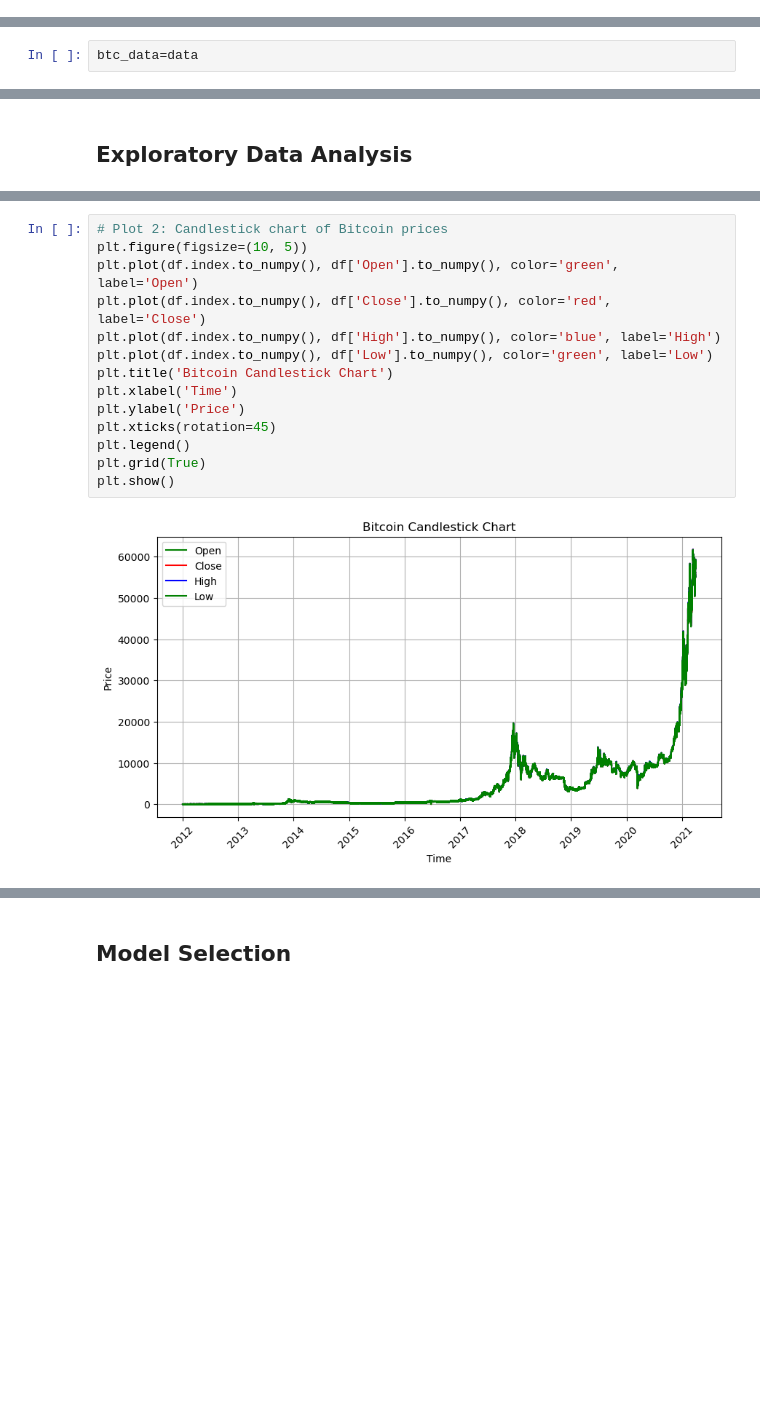
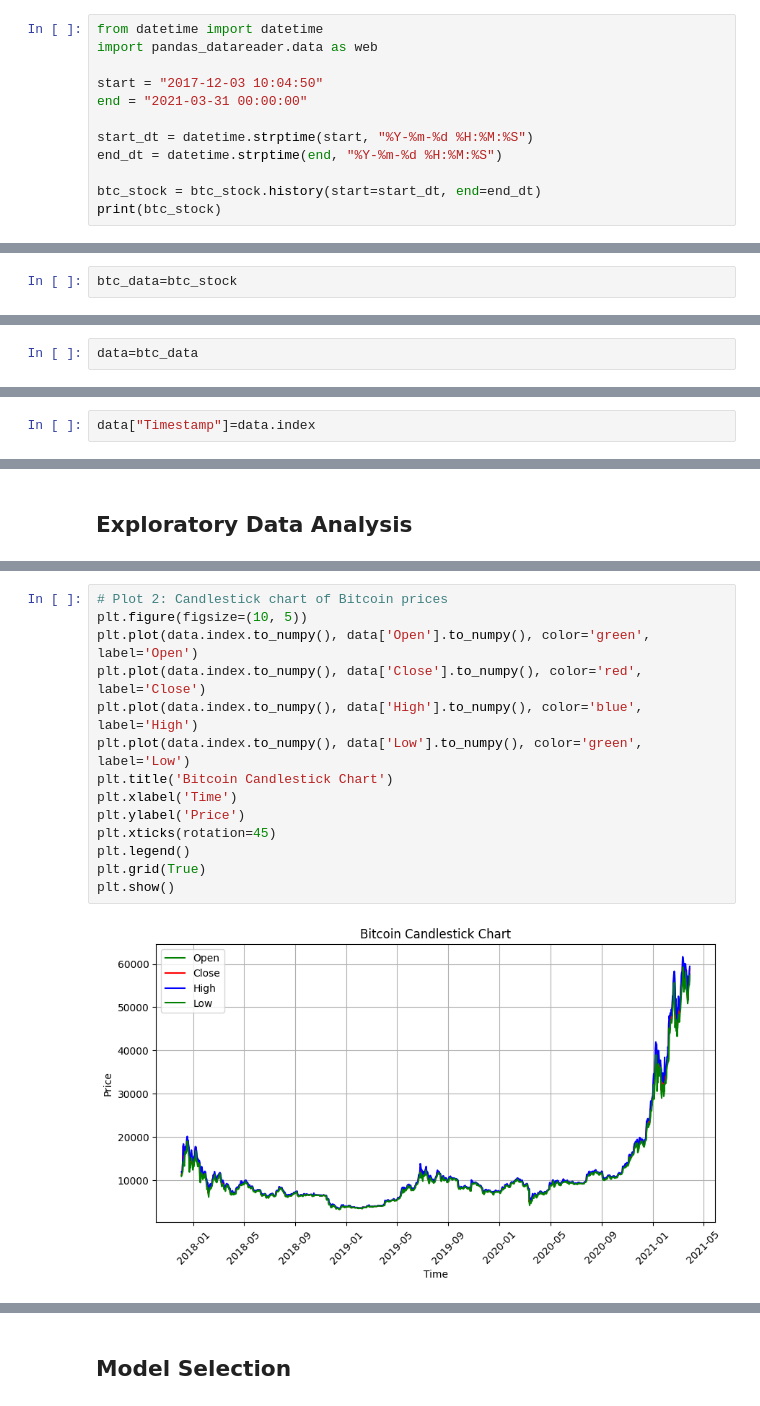
Before and after one commit to HamzaAhmad6292/Crypto_Prediction, a Jupyter notebook: project.ipynb, the cells around one changed output, grey strips where cells are left out. Cells and saved outputs as stored; diff of their text form; blank space fills up the shorter version.

```diff
--- a/project.ipynb
+++ b/project.ipynb
@@ -4,0 +8,12 @@ data = pd.read_csv('data.csv')
+# %%
+from datetime import datetime
+import pandas_datareader.data as web
+
+start = "2017-12-03 10:04:50"
+end = "2021-03-31 00:00:00"
+
+start_dt = datetime.strptime(start, "%Y-%m-%d %H:%M:%S")
+end_dt = datetime.strptime(end, "%Y-%m-%d %H:%M:%S")
+
+btc_stock = btc_stock.history(start=start_dt, end=end_dt)
+print(btc_stock)
@@ -5,2 +38,2 @@ data = pd.read_csv('data.csv')
 # %%
-btc_data=data
+btc_data=btc_stock
@@ -22,0 +40,2 @@ print(data.head())
+# %%
+data=btc_data
@@ -22,0 +59,2 @@ print(data.head())
+# %%
+data["Timestamp"]=data.index
@@ -101,18 +155,18 @@ plt.show()
 # %%
 # Plot 2: Candlestick chart of Bitcoin prices
 plt.figure(figsize=(10, 5))
-plt.plot(df.index.to_numpy(), df['Open'].to_numpy(), color='green', label='Open')
-plt.plot(df.index.to_numpy(), df['Close'].to_numpy(), color='red', label='Close')
-plt.plot(df.index.to_numpy(), df['High'].to_numpy(), color='blue', label='High')
-plt.plot(df.index.to_numpy(), df['Low'].to_numpy(), color='green', label='Low')
+plt.plot(data.index.to_numpy(), data['Open'].to_numpy(), color='green', label='Open')
+plt.plot(data.index.to_numpy(), data['Close'].to_numpy(), color='red', label='Close')
+plt.plot(data.index.to_numpy(), data['High'].to_numpy(), color='blue', label='High')
+plt.plot(data.index.to_numpy(), data['Low'].to_numpy(), color='green', label='Low')
 plt.title('Bitcoin Candlestick Chart')
 plt.xlabel('Time')
 plt.ylabel('Price')
 plt.xticks(rotation=45)
 plt.legend()
 plt.grid(True)
 plt.show()
 # %% [output]
-[figure, old version]
+[figure, new version]
 # %%
 plt.figure(figsize=(10, 5))
```
Also changed, not shown: parts of 52 cells of this notebook.
